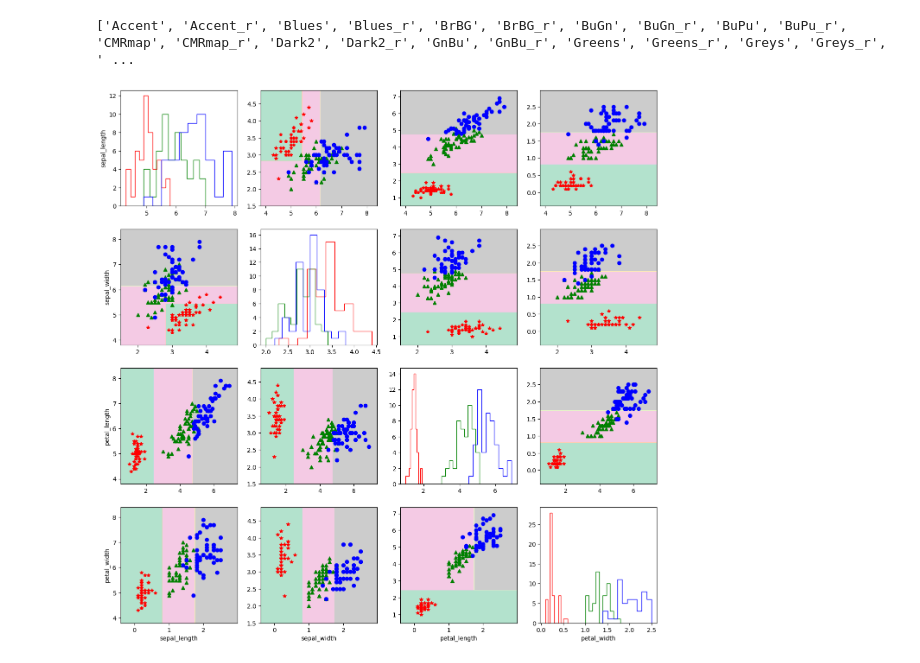
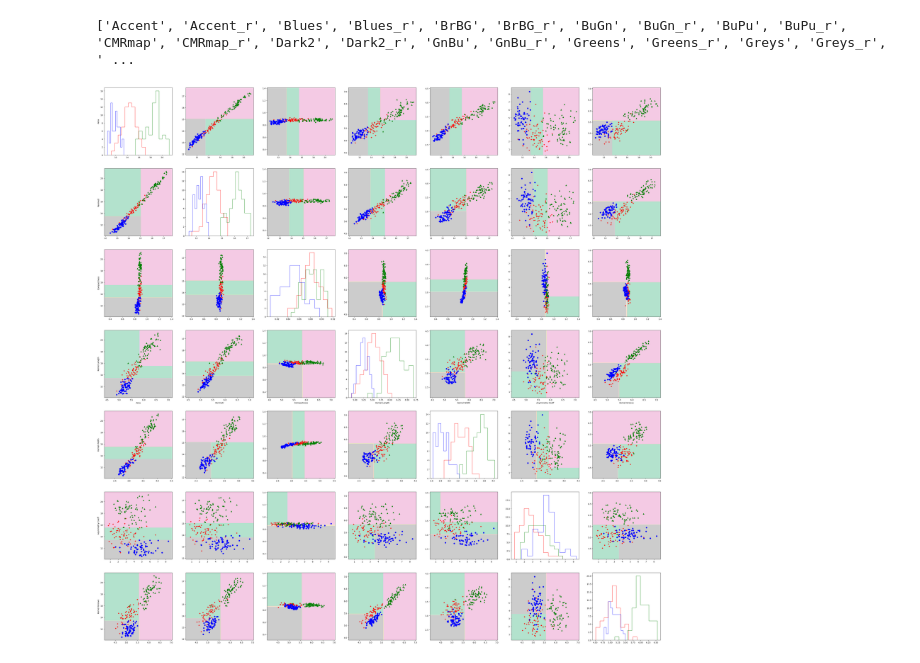
Before and after one commit to IngaBesedina/AI_ML_4, a Jupyter notebook: Lesson 04. Logic Classification/LabWork4.ipynb, the cells around one changed output. Saved outputs shown, nothing was run; the diff lists cells and outputs as text; code cells hidden in the pictures.

```diff
--- a/Lesson 04. Logic Classification/LabWork4.ipynb
+++ b/Lesson 04. Logic Classification/LabWork4.ipynb
@@ -24,12 +24,14 @@ import pandas as pd
 import seaborn as sns
 from matplotlib import pyplot as plt
 
-data_source = 'iris.data'
+data_source = 'seeds.data'
 d = pd.read_table(data_source, delimiter=',',
                   header=None,
-                  names=['sepal_length','sepal_width',
-                         'petal_length','petal_width','answer'])
-dX = d.iloc[ : , 0:4 ]
+                  names=['Area','Perimetr',
+                         'Compactness','Kernel Length',
+                         'Kernel Width', 'Asymmetry Coeff',
+                         'Kernel Groove', 'answer'])
+dX = d.iloc[ : , 0:7 ]
 dy = d['answer']
 print(dX.head())
 print(dy.head())
@@ -147,13 +156,13 @@ graph
 [drawing not drawn]
 # %%
 # Поэкспериментируем с визуализацией деревьев...
-# max_features = 2, max_depth = 3
-dtc = DecisionTreeClassifier(max_depth=5,
+# max_features = 3, max_depth = 6
+dtc = DecisionTreeClassifier(max_depth=6,
                              random_state=21,
-                             max_features=1)
+                             max_features=3)
 # Обучаем
 dtc.fit(dX.values, dy)
 # Предсказываем
-res = dtc.predict([[5.1, 3.5, 1.4, 0.2]])
+res = dtc.predict([[18.13, 16.34, 0.9086, 6.715, 3.712, 4.933, 6.567]])
 print(res)
 # %% [output]
@@ -180,15 +189,15 @@ plot_markers = ['r*', 'g^', 'bo']
 answers = dy.unique()
 labels = dX.columns.values
 # Создаем подграфики для каждой пары признаков
-f, places = plt.subplots(4, 4, figsize=(16,16))
+f, places = plt.subplots(7, 7, figsize=(49,49))
 
 fmin = dX.min().values-0.5
 fmax = dX.max().values+0.5
 plot_step = 0.02
 
 # Обходим все subplot
-for i in range(0,4):
-    for j in range(0,4):
+for i in range(0,7):
+    for j in range(0,7):
 
         # Строим решающие границы
         if(i != j):
@@ -196,31 +205,31 @@ for i in range(0,4):
                                np.arange(fmin[j], fmax[j], plot_step, dtype=float))
             model = DecisionTreeClassifier(max_depth=2, random_state=21, max_features=3)
             model.fit(dX.iloc[:, [i,j]].values, dy.values)
             p = model.predict(np.c_[xx.ravel(), yy.ravel()])
             p = p.reshape(xx.shape)
             p[p==answers[0]] = 0
             p[p==answers[1]] = 1
             p[p==answers[2]] = 2
             p=p.astype('int32')
             places[i,j].contourf(xx, yy, p, cmap=plt.cm.Pastel2)
 
         # Обход всех классов (Вывод обучающей выборки)
         for id_answer in range(len(answers)):
             idx = np.where(dy == answers[id_answer])
             if i==j:
                 places[i, j].hist(dX.iloc[idx].iloc[:,i],
                                   color=plot_markers[id_answer][0],
                                  histtype = 'step')
             else:
                 places[i, j].plot(dX.iloc[idx].iloc[:,i], dX.iloc[idx].iloc[:,j],
                                   plot_markers[id_answer],
                                   label=answers[id_answer], markersize=6)
 
         # Печать названия осей
         if j==0:
           places[i, j].set_ylabel(labels[i])
 
         if i==3:
           places[i, j].set_xlabel(labels[j])
 # %% [output]
-[figure, old version]
+[figure, new version]
```
Also changed, not shown: parts of 6 cells of this notebook.
